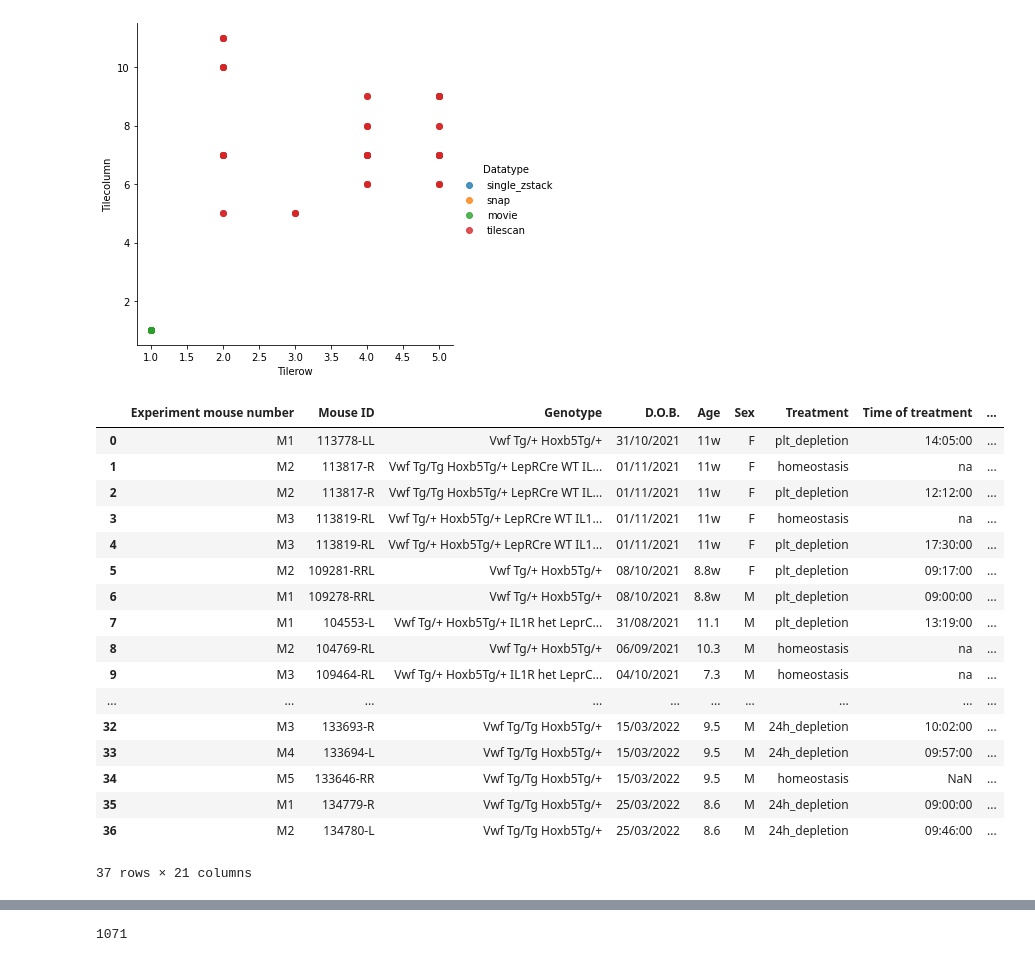
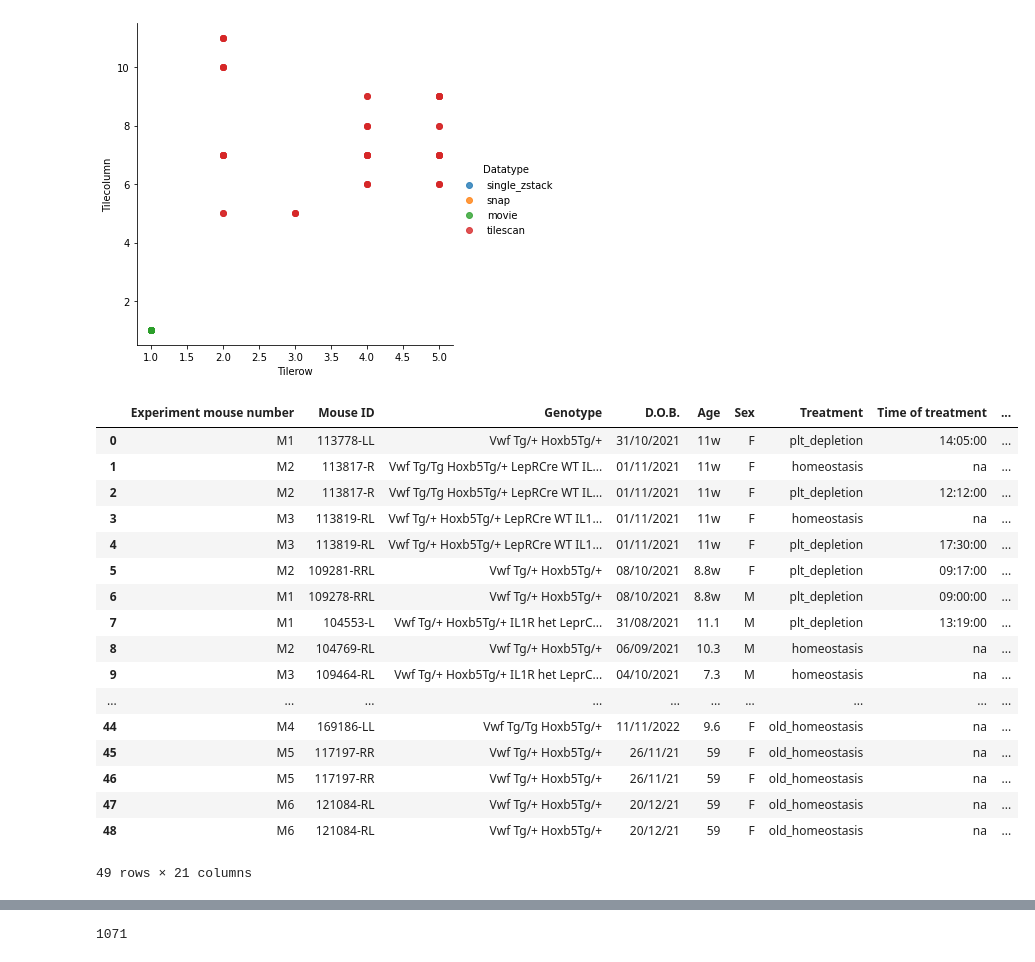
Before and after one commit to Mas515/Image_analysis, a Jupyter notebook: CZI_metadata_processing/Metadata_plotting.ipynb, the cells around one changed output, grey strips where cells are left out. Drawn from its saved outputs; the diff is of its cells as text; code cells hidden in the pictures.

```diff
--- a/CZI_metadata_processing/Metadata_plotting.ipynb
+++ b/CZI_metadata_processing/Metadata_plotting.ipynb
@@ -84,39 +86,40 @@ sns.lmplot('Tilerow','Tilecolumn',data=pddf, hue='Datatype', fit_reg=False)
 # %%
 #date_cols=["Imaging_Date", ''] #, parse_dates=date_cols
 
 #need to change the date format here too!!!
-mice=pd.read_csv('/Volumes/LUIS1_MS/Experiments/IVM_mice_info.csv')
+# mice=pd.read_csv('/Volumes/LUIS1_MS/Experiments/IVM_mice_info.csv')
+mice=pd.read_csv('/Volumes/mas515/home/Experiments/IVM_mice_info.csv')
 mice
 mice['Imaging_Date']=mice['Imaging_Date'].str.replace(r'-','')
 mice['Imaging_Date']=mice['Imaging_Date'].str.replace(r'2022','22')
 mice['Imaging_Date']=mice['Imaging_Date'].str.replace(r'2021','21')
-
+mice['Imaging_Date']=mice['Imaging_Date'].str.replace(r'2023','23')
 mice['FileID']= (mice['Experiment']+'_MS'+mice['Imaging_Date']+'_'+mice['Experiment mouse number'])
 #PB STRING WON T BE EXACTLY THAT IN FILENAME
 
 
 # mice.to_csv('/Users/secchim/Documents/mice_fileID.csv', index=False)
 
 mice
 # %% [output]
 |  | Experiment mouse number | Mouse ID | Genotype | D.O.B. | Age | Sex | Treatment | Time of treatment | ... |
 | 0 | M1 | 113778-LL | Vwf Tg/+ Hoxb5Tg/+ | 31/10/2021 | 11w | F | plt_depletion | 14:05:00 | ... |
 | 1 | M2 | 113817-R | Vwf Tg/Tg Hoxb5Tg/+ LepRCre WT IL... | 01/11/2021 | 11w | F | homeostasis | na | ... |
 | 2 | M2 | 113817-R | Vwf Tg/Tg Hoxb5Tg/+ LepRCre WT IL... | 01/11/2021 | 11w | F | plt_depletion | 12:12:00 | ... |
 | 3 | M3 | 113819-RL | Vwf Tg/+ Hoxb5Tg/+ LepRCre WT IL1... | 01/11/2021 | 11w | F | homeostasis | na | ... |
 | 4 | M3 | 113819-RL | Vwf Tg/+ Hoxb5Tg/+ LepRCre WT IL1... | 01/11/2021 | 11w | F | plt_depletion | 17:30:00 | ... |
 | 5 | M2 | 109281-RRL | Vwf Tg/+ Hoxb5Tg/+ | 08/10/2021 | 8.8w | F | plt_depletion | 09:17:00 | ... |
 | 6 | M1 | 109278-RRL | Vwf Tg/+ Hoxb5Tg/+ | 08/10/2021 | 8.8w | M | plt_depletion | 09:00:00 | ... |
 | 7 | M1 | 104553-L | Vwf Tg/+ Hoxb5Tg/+ IL1R het LeprC... | 31/08/2021 | 11.1 | M | plt_depletion | 13:19:00 | ... |
 | 8 | M2 | 104769-RL | Vwf Tg/+ Hoxb5Tg/+ | 06/09/2021 | 10.3 | M | homeostasis | na | ... |
 | 9 | M3 | 109464-RL | Vwf Tg/+ Hoxb5Tg/+ IL1R het LeprC... | 04/10/2021 | 7.3 | M | homeostasis | na | ... |
 | ... | ... | ... | ... | ... | ... | ... | ... | ... | ... |
-| 32 | M3 | 133693-R | Vwf Tg/Tg Hoxb5Tg/+ | 15/03/2022 | 9.5 | M | 24h_depletion | 10:02:00 | ... |
-| 33 | M4 | 133694-L | Vwf Tg/Tg Hoxb5Tg/+ | 15/03/2022 | 9.5 | M | 24h_depletion | 09:57:00 | ... |
-| 34 | M5 | 133646-RR | Vwf Tg/Tg Hoxb5Tg/+ | 15/03/2022 | 9.5 | M | homeostasis | NaN | ... |
-| 35 | M1 | 134779-R | Vwf Tg/Tg Hoxb5Tg/+ | 25/03/2022 | 8.6 | M | 24h_depletion | 09:00:00 | ... |
-| 36 | M2 | 134780-L | Vwf Tg/Tg Hoxb5Tg/+ | 25/03/2022 | 8.6 | M | 24h_depletion | 09:46:00 | ... |
+| 44 | M4 | 169186-LL | Vwf Tg/Tg Hoxb5Tg/+ | 11/11/2022 | 9.6 | F | old_homeostasis | na | ... |
+| 45 | M5 | 117197-RR | Vwf Tg/+ Hoxb5Tg/+ | 26/11/21 | 59 | F | old_homeostasis | na | ... |
+| 46 | M5 | 117197-RR | Vwf Tg/+ Hoxb5Tg/+ | 26/11/21 | 59 | F | old_homeostasis | na | ... |
+| 47 | M6 | 121084-RL | Vwf Tg/+ Hoxb5Tg/+ | 20/12/21 | 59 | F | old_homeostasis | na | ... |
+| 48 | M6 | 121084-RL | Vwf Tg/+ Hoxb5Tg/+ | 20/12/21 | 59 | F | old_homeostasis | na | ... |
-37 rows × 21 columns
+49 rows × 21 columns
 # %%
 #changed the date format manually to short and reversed !!!!! 2022-03-04
 
```
Also changed, not shown: parts of 3 cells of this notebook, 6 other files.
